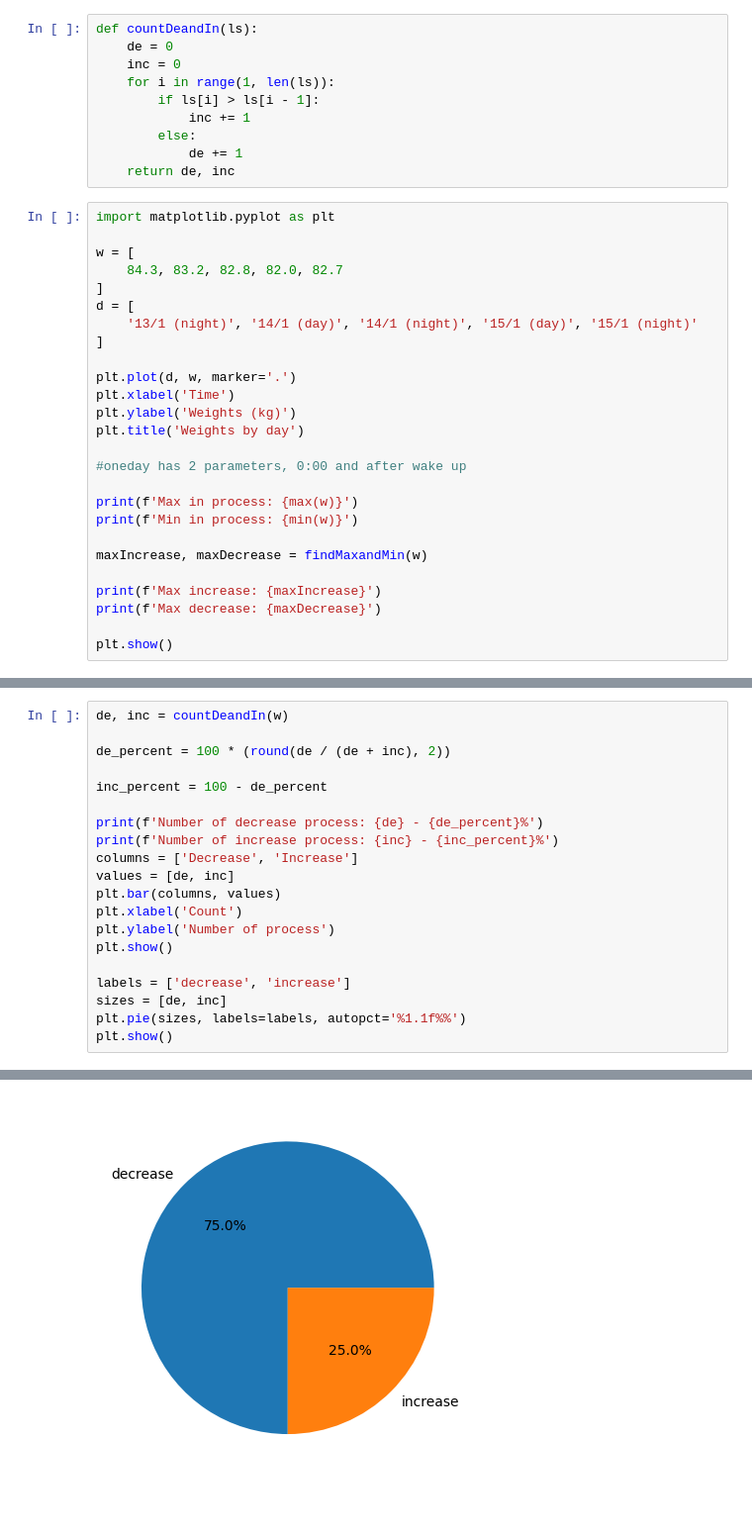
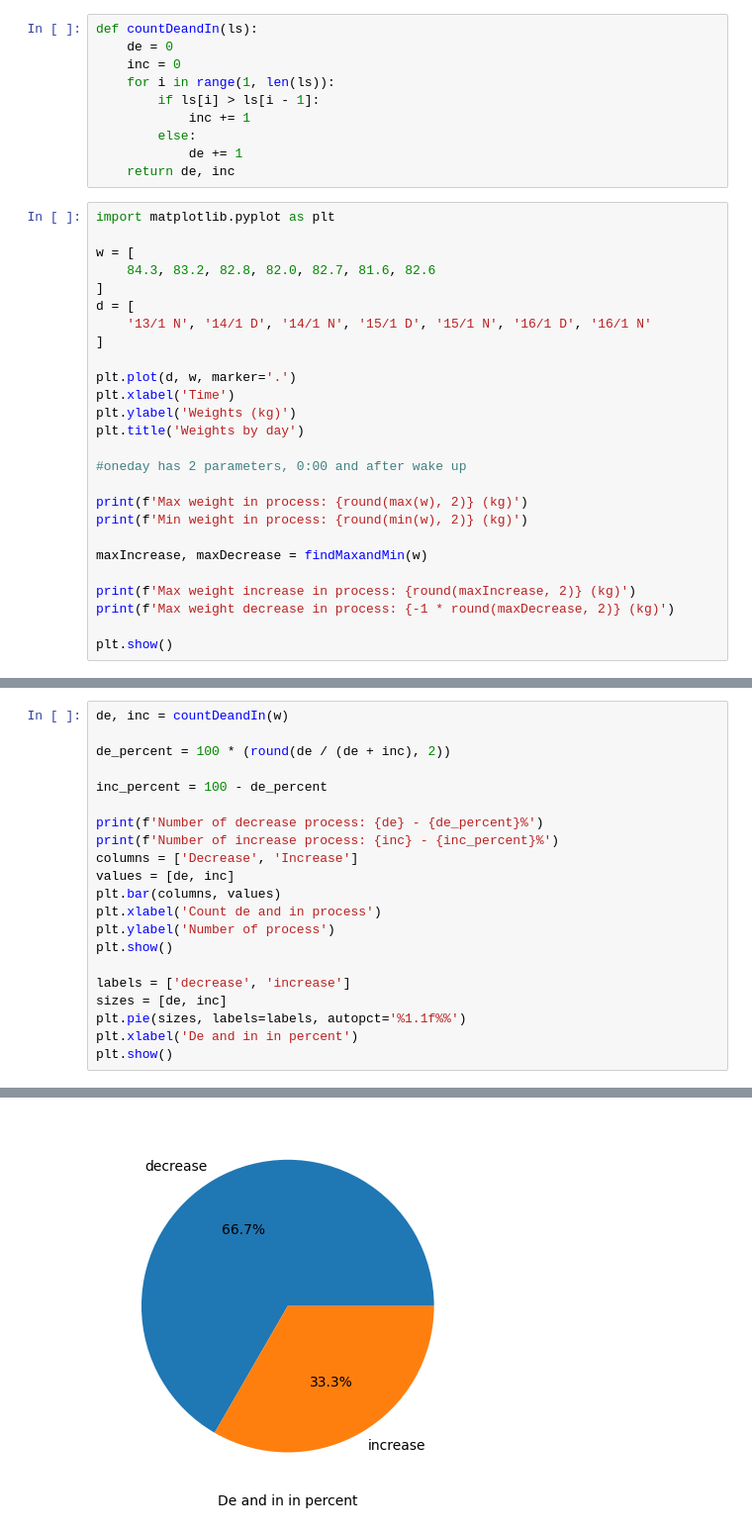
Before and after one commit to thanhbl-hust/Data-structures-and-Algorithms, a Jupyter notebook: train_12_1/weights.ipynb, the cells around one changed output, grey strips where cells are left out. Shown: that part at 99% size. Saved outputs shown, nothing was run; the diff lists cells and outputs as text; blank space fills up the shorter version.

Commit message:
process

```diff
--- a/train_12_1/weights.ipynb
+++ b/train_12_1/weights.ipynb
@@ -46,10 +46,10 @@ def countDeandIn(ls):
 import matplotlib.pyplot as plt
 
 w = [
-    84.3, 83.2, 82.8, 82.0, 82.7
+    84.3, 83.2, 82.8, 82.0, 82.7, 81.6, 82.6
 ]
 d = [
-    '13/1 (night)', '14/1 (day)', '14/1 (night)', '15/1 (day)', '15/1 (night)'
+    '13/1 N', '14/1 D', '14/1 N', '15/1 D', '15/1 N', '16/1 D', '16/1 N'
 ]
 
 plt.plot(d, w, marker='.')
@@ -59,13 +59,13 @@ plt.title('Weights by day')
 
 #oneday has 2 parameters, 0:00 and after wake up
 
-print(f'Max in process: {max(w)}')
-print(f'Min in process: {min(w)}')
+print(f'Max weight in process: {round(max(w), 2)} (kg)')
+print(f'Min weight in process: {round(min(w), 2)} (kg)')
 
 maxIncrease, maxDecrease = findMaxandMin(w)
 
-print(f'Max increase: {maxIncrease}')
-print(f'Max decrease: {maxDecrease}')
+print(f'Max weight increase in process: {round(maxIncrease, 2)} (kg)')
+print(f'Max weight decrease in process: {-1 * round(maxDecrease, 2)} (kg)')
 
 plt.show()
 # %% [output]
@@ -86,12 +86,13 @@ print(f'Number of increase process: {inc} - {inc_percent}%')
 columns = ['Decrease', 'Increase']
 values = [de, inc]
 plt.bar(columns, values)
-plt.xlabel('Count')
+plt.xlabel('Count de and in process')
 plt.ylabel('Number of process')
 plt.show()
 
 labels = ['decrease', 'increase']
 sizes = [de, inc]
 plt.pie(sizes, labels=labels, autopct='%1.1f%%')
+plt.xlabel('De and in in percent')
 plt.show()
 # %% [output]
@@ -101 +102 @@ Number of increase process: 1 - 25.0%
-[figure, old version]
+[figure, new version]
```
Also changed, not shown: parts of 3 cells of this notebook.
